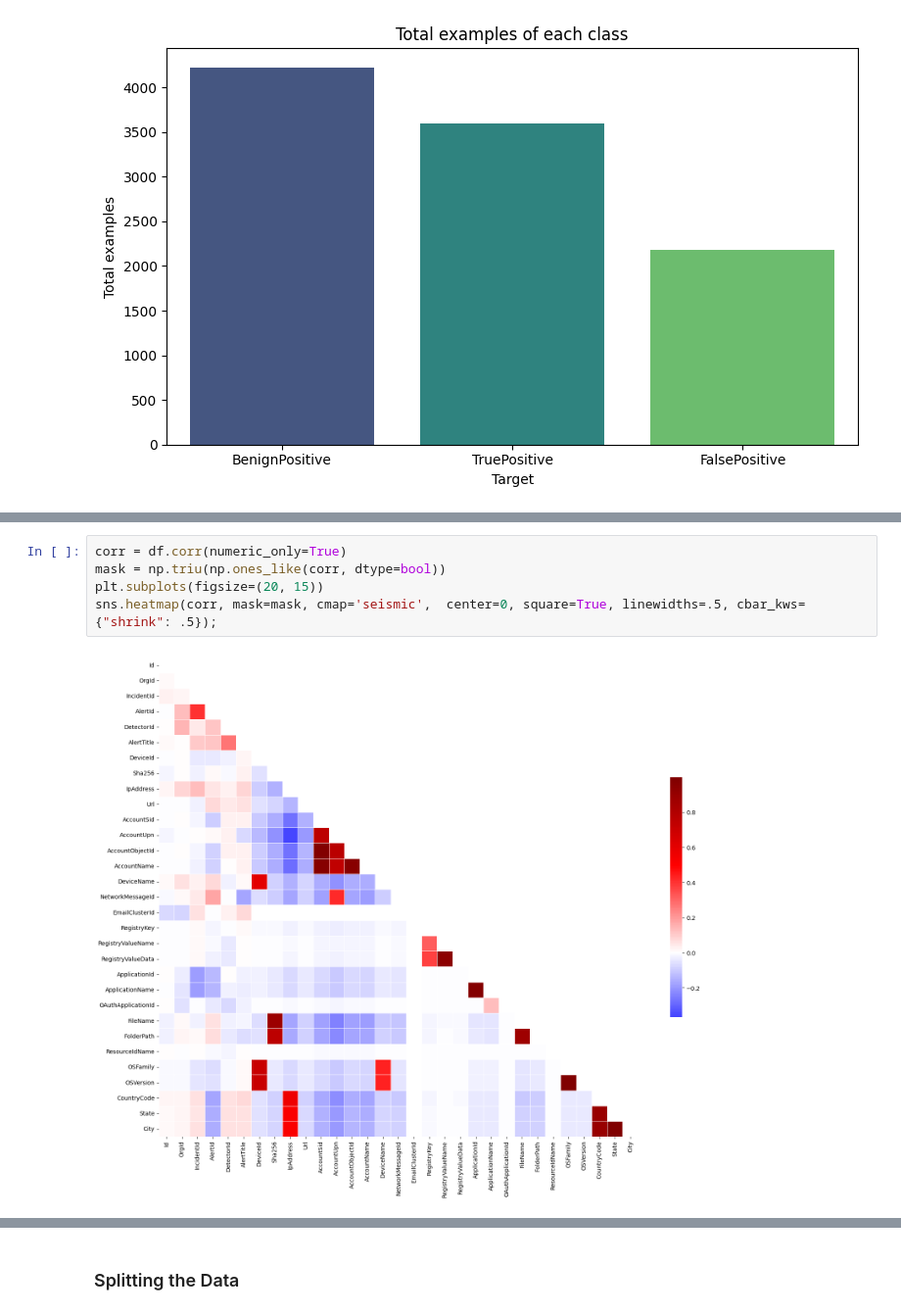
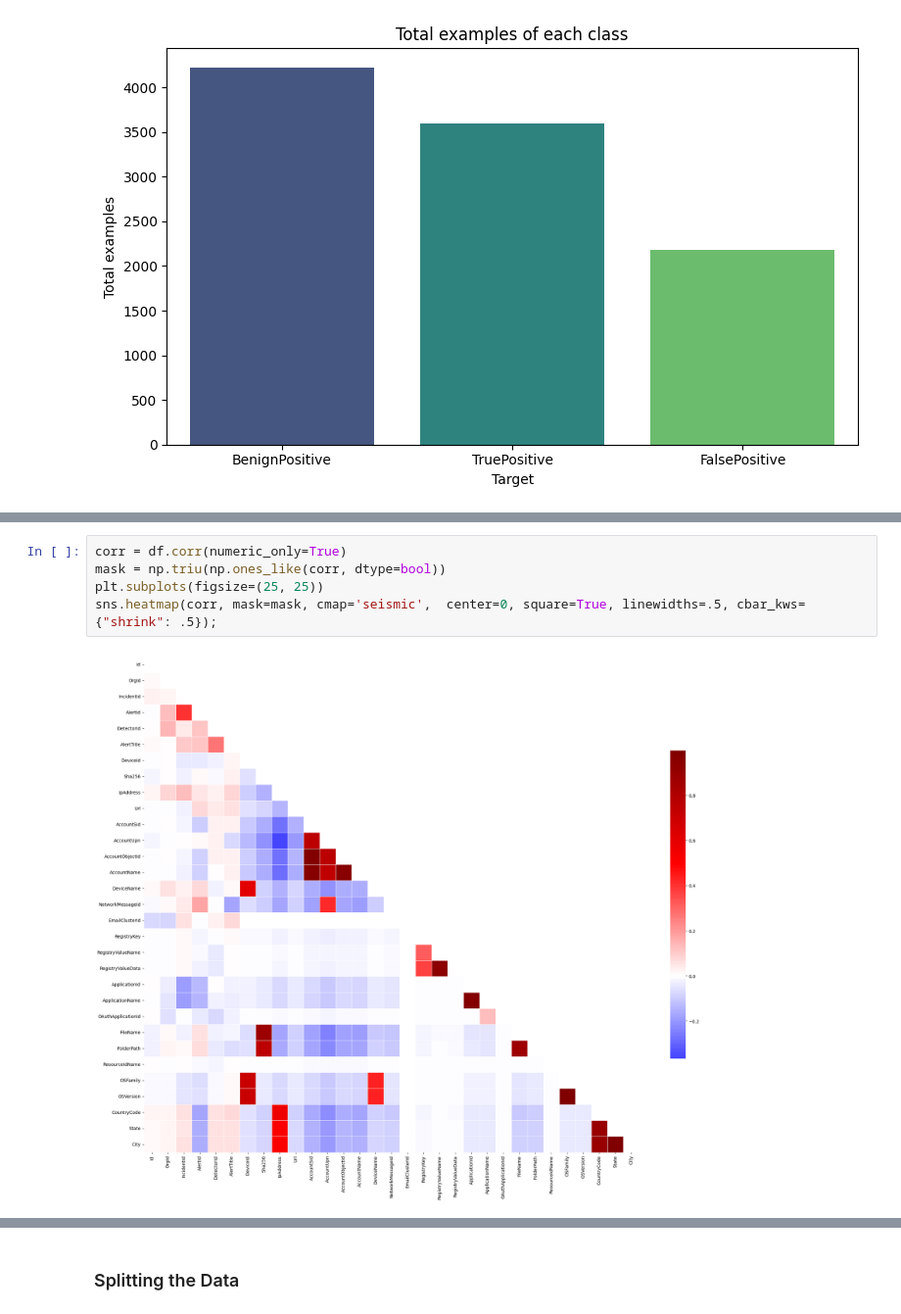
Before and after one commit to yasin281/Microsoft-Security-Incident-Prediction, a Jupyter notebook: src/DataPreparation.ipynb, the cells around one changed output, grey strips where cells are left out. Shown at 98% size. Saved outputs shown, nothing was run; the diff lists cells and outputs as text.

```diff
--- a/src/DataPreparation.ipynb
+++ b/src/DataPreparation.ipynb
@@ -248,7 +274,7 @@ plt.show()
 # %%
 corr = df.corr(numeric_only=True)
 mask = np.triu(np.ones_like(corr, dtype=bool))
-plt.subplots(figsize=(20, 15))
+plt.subplots(figsize=(25, 25))
 sns.heatmap(corr, mask=mask, cmap='seismic',  center=0, square=True, linewidths=.5, cbar_kws={"shrink": .5});
 # %% [output]
-[figure, old version]
+[figure, new version]
```
Also changed, not shown: parts of 18 cells of this notebook, 1 other file.
